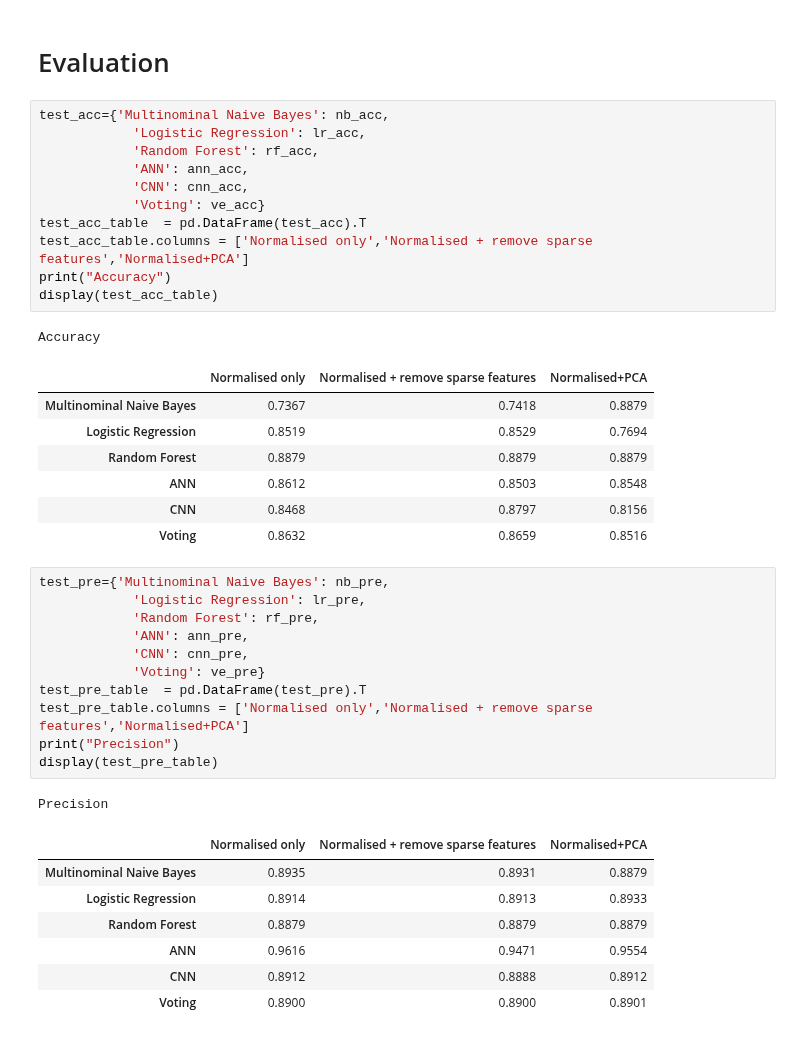
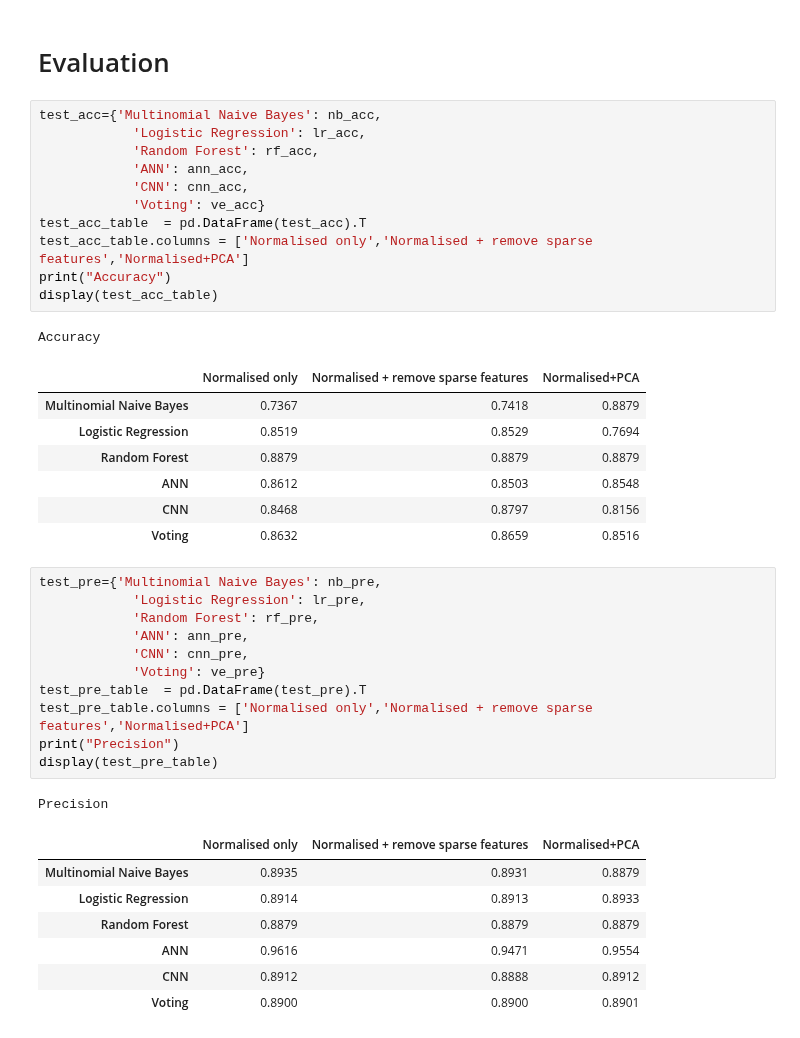
Before and after one commit to Rab6it/COMP5703_code, a Jupyter notebook: project.ipynb, the cells around one changed output. Drawn from its saved outputs; the diff is of its cells as text.

```diff
--- a/project.ipynb
+++ b/project.ipynb
@@ -1444,27 +1444,27 @@ test scores: [0.8516, 0.8901, 0.9502, 0.9192]
 # %% [markdown]
 # Evaluation
 # %%
-test_acc={'Multinominal Naive Bayes': nb_acc,
+test_acc={'Multinomial Naive Bayes': nb_acc,
             'Logistic Regression': lr_acc,
             'Random Forest': rf_acc,
             'ANN': ann_acc,
             'CNN': cnn_acc,
             'Voting': ve_acc}
 test_acc_table  = pd.DataFrame(test_acc).T
 test_acc_table.columns = ['Normalised only','Normalised + remove sparse features','Normalised+PCA']
 print("Accuracy")
 display(test_acc_table)
 # %% [output]
 Accuracy
 |  | Normalised only | Normalised + remove sparse features | Normalised+PCA |
-| Multinominal Naive Bayes | 0.7367 | 0.7418 | 0.8879 |
+| Multinomial Naive Bayes | 0.7367 | 0.7418 | 0.8879 |
 | Logistic Regression | 0.8519 | 0.8529 | 0.7694 |
 | Random Forest | 0.8879 | 0.8879 | 0.8879 |
 | ANN | 0.8612 | 0.8503 | 0.8548 |
 | CNN | 0.8468 | 0.8797 | 0.8156 |
 | Voting | 0.8632 | 0.8659 | 0.8516 |
 # %%
-test_pre={'Multinominal Naive Bayes': nb_pre,
+test_pre={'Multinomial Naive Bayes': nb_pre,
             'Logistic Regression': lr_pre,
             'Random Forest': rf_pre,
             'ANN': ann_pre,
@@ -1477,7 +1477,7 @@ display(test_pre_table)
 # %% [output]
 Precision
 |  | Normalised only | Normalised + remove sparse features | Normalised+PCA |
-| Multinominal Naive Bayes | 0.8935 | 0.8931 | 0.8879 |
+| Multinomial Naive Bayes | 0.8935 | 0.8931 | 0.8879 |
 | Logistic Regression | 0.8914 | 0.8913 | 0.8933 |
 | Random Forest | 0.8879 | 0.8879 | 0.8879 |
 | ANN | 0.9616 | 0.9471 | 0.9554 |
```
Also changed, not shown: parts of 4 cells of this notebook.
